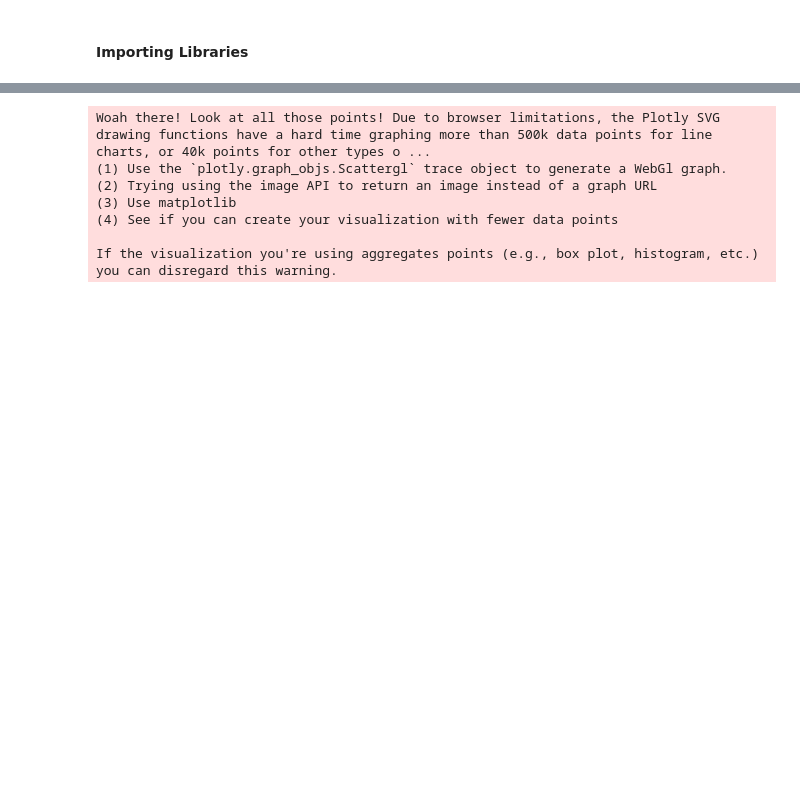
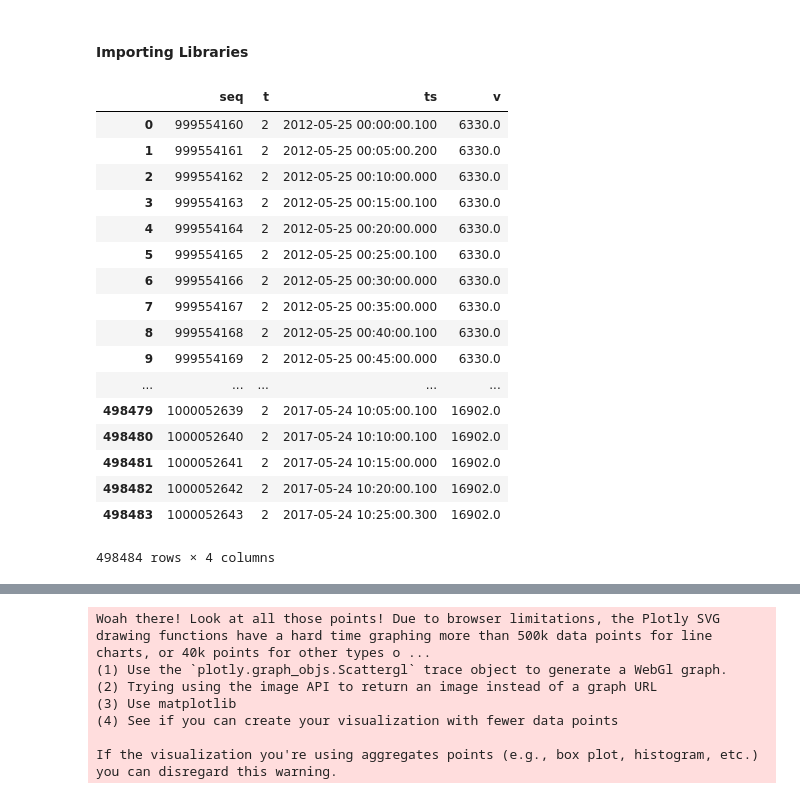
Before and after one commit to rshamsy/Summer-Research, a Jupyter notebook: dataExp.ipynb, the cells around one changed output, grey strips where cells are left out. Drawn from its saved outputs; the diff is of its cells as text; code cells hidden in the pictures; blank space fills up the shorter version.

```diff
--- a/dataExp.ipynb
+++ b/dataExp.ipynb
@@ -15,3 +15,24 @@ threeDF = pd.read_csv("/Users/MHK/Documents/Rahim/Western/research17/DataExp/CC_
 fourDF = pd.read_csv("/Users/MHK/Documents/Rahim/Western/research17/DataExp/CC_CMLP_kwhtotal/m4MLDPsub_kwhtotal.csv")
 fiveDF = pd.read_csv("/Users/MHK/Documents/Rahim/Western/research17/DataExp/CC_CMLP_kwhtotal/m5MHDP_kwhtotal.csv")
 sixDF = pd.read_csv("/Users/MHK/Documents/Rahim/Western/research17/DataExp/CC_CMLP_kwhtotal/m6emergency_kwhtotal.csv")
+# %%
+oneDF
+# %% [output]
+|  | seq | t | ts | v |
+| 0 | 999554160 | 2 | 2012-05-25 00:00:00.100 | 6330.0 |
+| 1 | 999554161 | 2 | 2012-05-25 00:05:00.200 | 6330.0 |
+| 2 | 999554162 | 2 | 2012-05-25 00:10:00.000 | 6330.0 |
+| 3 | 999554163 | 2 | 2012-05-25 00:15:00.100 | 6330.0 |
+| 4 | 999554164 | 2 | 2012-05-25 00:20:00.000 | 6330.0 |
+| 5 | 999554165 | 2 | 2012-05-25 00:25:00.100 | 6330.0 |
+| 6 | 999554166 | 2 | 2012-05-25 00:30:00.000 | 6330.0 |
+| 7 | 999554167 | 2 | 2012-05-25 00:35:00.000 | 6330.0 |
+| 8 | 999554168 | 2 | 2012-05-25 00:40:00.100 | 6330.0 |
+| 9 | 999554169 | 2 | 2012-05-25 00:45:00.000 | 6330.0 |
+| ... | ... | ... | ... | ... |
+| 498479 | 1000052639 | 2 | 2017-05-24 10:05:00.100 | 16902.0 |
+| 498480 | 1000052640 | 2 | 2017-05-24 10:10:00.100 | 16902.0 |
+| 498481 | 1000052641 | 2 | 2017-05-24 10:15:00.000 | 16902.0 |
+| 498482 | 1000052642 | 2 | 2017-05-24 10:20:00.100 | 16902.0 |
+| 498483 | 1000052643 | 2 | 2017-05-24 10:25:00.300 | 16902.0 |
+498484 rows × 4 columns
```
Also changed, not shown: parts of 8 cells of this notebook, 4 other files.
